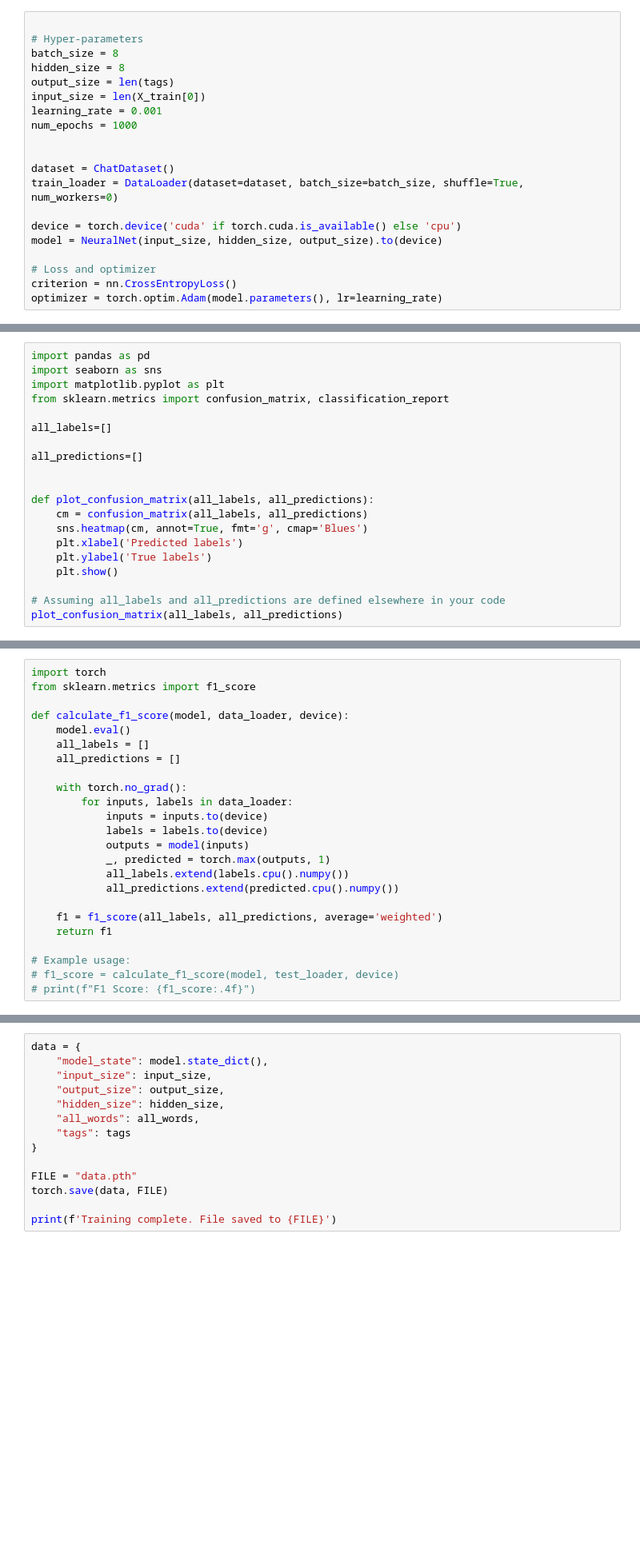
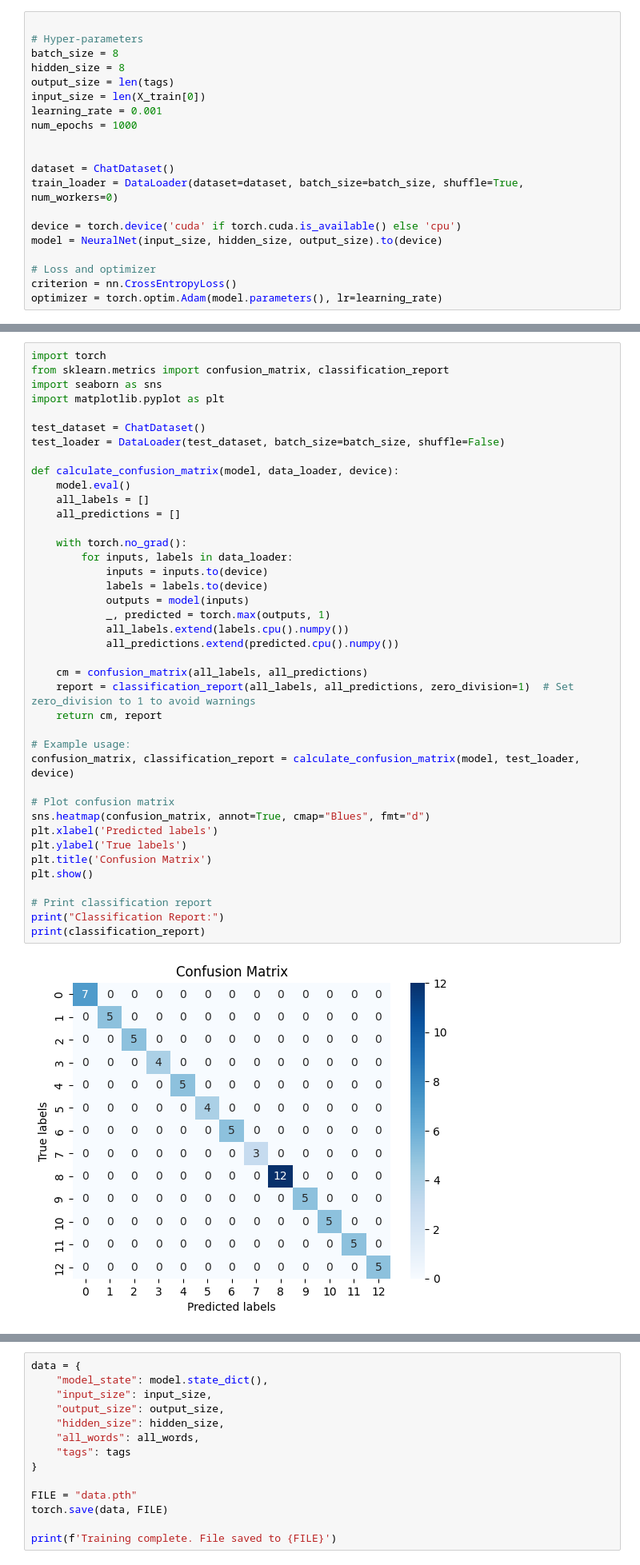
Before and after one commit to alexis-bupc/idx, a Jupyter notebook: train.ipynb, the cells around one changed output, grey strips where cells are left out. Shown: that part at 80% size. Saved outputs shown, nothing was run; the diff lists cells and outputs as text; blank space fills up the shorter version.

```diff
--- a/train.ipynb
+++ b/train.ipynb
@@ -129,20 +128,0 @@ Final loss: 0.0001, Final accuracy: 94.55%
-# %%
-import pandas as pd
-import seaborn as sns
-import matplotlib.pyplot as plt
-from sklearn.metrics import confusion_matrix, classification_report
-
-all_labels=[]
-
-all_predictions=[]
-
-
-def plot_confusion_matrix(all_labels, all_predictions):
-    cm = confusion_matrix(all_labels, all_predictions)
-    sns.heatmap(cm, annot=True, fmt='g', cmap='Blues')
-    plt.xlabel('Predicted labels')
-    plt.ylabel('True labels')
-    plt.show()
-
-# Assuming all_labels and all_predictions are defined elsewhere in your code
-plot_confusion_matrix(all_labels, all_predictions)
@@ -151,25 +129,42 @@ NameError: name 'all_labels' is not defined
 # %%
 import torch
-from sklearn.metrics import f1_score
+from sklearn.metrics import confusion_matrix, classification_report
+import seaborn as sns
+import matplotlib.pyplot as plt
 
-def calculate_f1_score(model, data_loader, device):
+test_dataset = ChatDataset()
+test_loader = DataLoader(test_dataset, batch_size=batch_size, shuffle=False)
+
+def calculate_confusion_matrix(model, data_loader, device):
     model.eval()
     all_labels = []
     all_predictions = []
 
     with torch.no_grad():
         for inputs, labels in data_loader:
             inputs = inputs.to(device)
             labels = labels.to(device)
             outputs = model(inputs)
             _, predicted = torch.max(outputs, 1)
             all_labels.extend(labels.cpu().numpy())
             all_predictions.extend(predicted.cpu().numpy())
 
-    f1 = f1_score(all_labels, all_predictions, average='weighted')
-    return f1
+    cm = confusion_matrix(all_labels, all_predictions)
+    report = classification_report(all_labels, all_predictions, zero_division=1)  # Set zero_division to 1 to avoid warnings
+    return cm, report
 
 # Example usage:
-# f1_score = calculate_f1_score(model, test_loader, device)
-# print(f"F1 Score: {f1_score:.4f}")
+confusion_matrix, classification_report = calculate_confusion_matrix(model, test_loader, device)
+
+# Plot confusion matrix
+sns.heatmap(confusion_matrix, annot=True, cmap="Blues", fmt="d")
+plt.xlabel('Predicted labels')
+plt.ylabel('True labels')
+plt.title('Confusion Matrix')
+plt.show()
+
+# Print classification report
+print("Classification Report:")
+print(classification_report)
 # %% [output]
+[figure, added]
```
Also changed, not shown: parts of 4 cells of this notebook, 7 other files.
